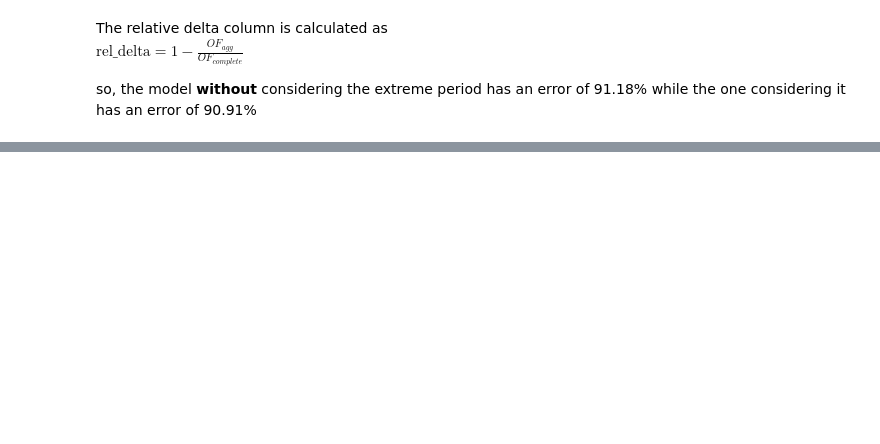
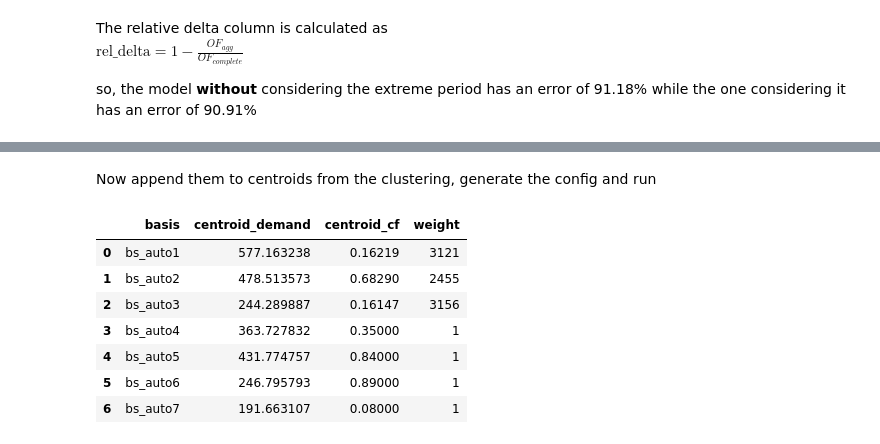
Before and after one commit to dcardonav/psom_tutorial, a Jupyter notebook: 02_Power_Systems_Optimization_1.ipynb, the cells around one changed output, grey strips where cells are left out. Drawn from its saved outputs; the diff is of its cells as text; code cells hidden in the pictures; blank space fills up the shorter version.

```diff
--- a/02_Power_Systems_Optimization_1.ipynb
+++ b/02_Power_Systems_Optimization_1.ipynb
@@ -299,0 +307,23 @@ so, the model **without** considering the extreme period has an error of 91.18%
+# %%
+
+# periods to exclude, we have to do it with a boolean mask
+excl_periods = [1, 24, 1001, 5000]
+
+idx = df_input['period'].isin(excl_periods)
+# negate the .isin() mask, so it becomes not in
+idx = ~idx
+# filter the data with the negated mask
+df_input_clust_ext = df_input.loc[idx, ['cap_factor', 'demand_scaled']].copy()
+
+clusterer = KMeans(n_clusters = 3, random_state = 50, max_iter = 1000, n_init = 'auto')
+# clusterer = KMedoids(n_clusters = 3, random_state = 50, max_iter = 1000)
+
+clusterer.fit(df_input_clust_ext)
+df_input_clust_ext["labels"] = clusterer.labels_ + 1
+df_centroids_ext = pd.DataFrame(clusterer.cluster_centers_[:, 0:2])
+df_centroids_ext.columns = ['cap_factor', 'demand']
+df_centroids_ext['demand'] = df_centroids_ext['demand'] * df_input['demand'].max()
+weights = df_input_clust_ext.groupby('labels').count().reset_index(drop=True).loc[:, 'cap_factor']
+weights.rename('weight', inplace=True)
+df_centroids_ext = pd.merge(left=df_centroids_ext, right=weights, left_index=True, right_index=True)
+df_centroids_ext
@@ -299,0 +337,5 @@ so, the model **without** considering the extreme period has an error of 91.18%
+# %%
+# remember that idx doesn't have the excluded positions because it was negated
+df_excluded = df_input.loc[~idx, ['cap_factor', 'demand']].copy()
+df_excluded['weight'] = 1
+df_excluded
@@ -299,0 +348,15 @@ so, the model **without** considering the extreme period has an error of 91.18%
+# %% [markdown]
+Now append them to centroids from the clustering, generate the config and run
+# %%
+df_centroids_ext = df_centroids_ext.append(df_excluded, ignore_index=True)
+df_config_ext = testbed.generate_config(df_centroids_ext, folder='aggregated_single_ext')
+df_config_ext
+# %% [output]
+|  | basis | centroid_demand | centroid_cf | weight |
+| 0 | bs_auto1 | 577.163238 | 0.16219 | 3121 |
+| 1 | bs_auto2 | 478.513573 | 0.68290 | 2455 |
+| 2 | bs_auto3 | 244.289887 | 0.16147 | 3156 |
+| 3 | bs_auto4 | 363.727832 | 0.35000 | 1 |
+| 4 | bs_auto5 | 431.774757 | 0.84000 | 1 |
+| 5 | bs_auto6 | 246.795793 | 0.89000 | 1 |
+| 6 | bs_auto7 | 191.663107 | 0.08000 | 1 |
```
Also changed, not shown: parts of 22 cells of this notebook, 23 other files.
